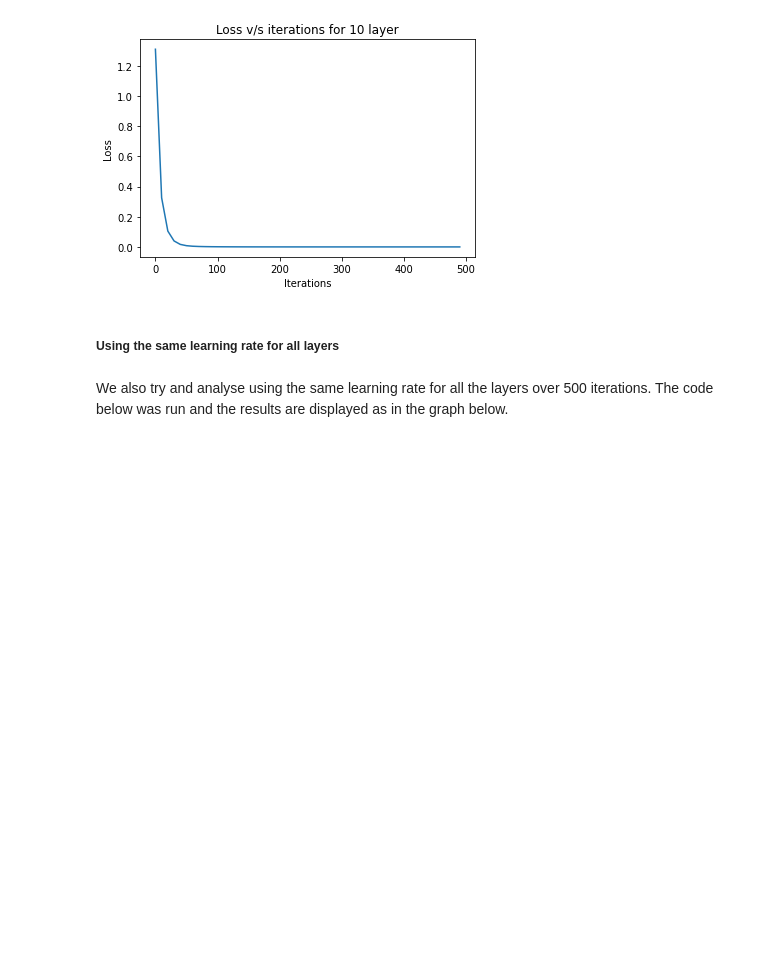
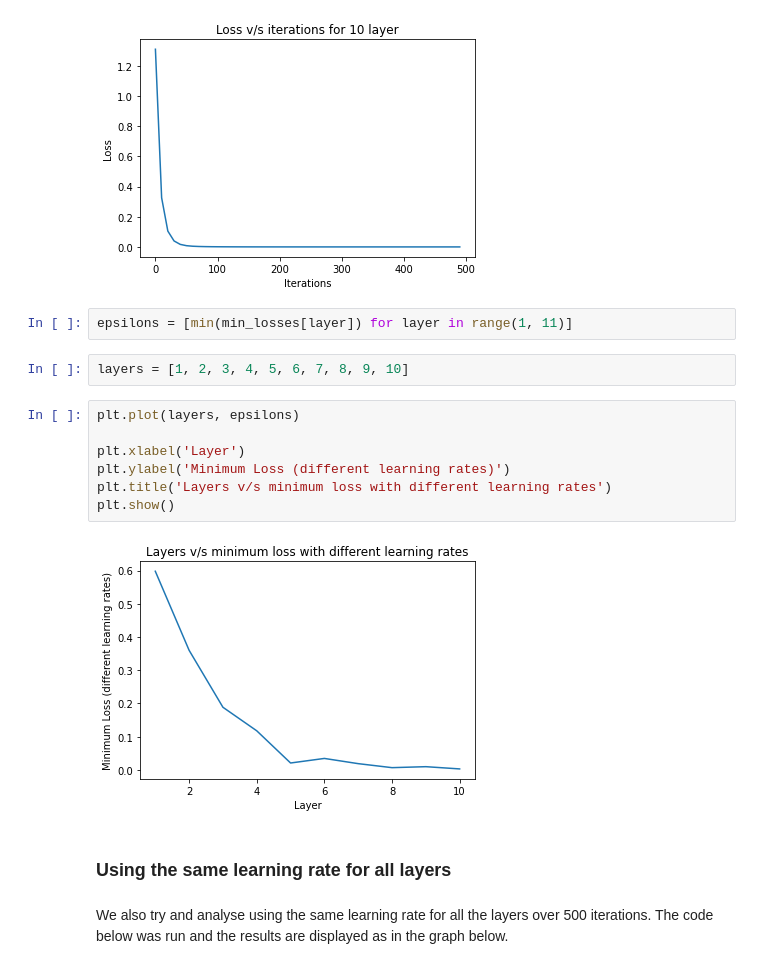
Before and after one commit to rathilakshika/Quantum-Open-Source-Foundation-Mentorship-task, a Jupyter notebook: Task 1.ipynb, the cells around one changed output. Saved outputs shown, nothing was run; the diff lists cells and outputs as text; blank space fills up the shorter version.

```diff
--- a/Task 1.ipynb
+++ b/Task 1.ipynb
@@ -329,7 +331,20 @@ plt.title('Loss v/s iterations for 10 layer')
 plt.show()
 # %% [output]
 [figure]
+# %%
+epsilons = [min(min_losses[layer]) for layer in range(1, 11)]
+# %%
+layers = [1, 2, 3, 4, 5, 6, 7, 8, 9, 10]
+# %%
+plt.plot(layers, epsilons)
+
+plt.xlabel('Layer')
+plt.ylabel('Minimum Loss (different learning rates)')
+plt.title('Layers v/s minimum loss with different learning rates')
+plt.show()
+# %% [output]
+[figure, added]
 # %% [markdown]
-##### Using the same learning rate for all layers
+### Using the same learning rate for all layers
 # %% [markdown]
 We also try and analyse using the same learning rate for all the layers over 500 iterations. The code below was run and the results are displayed as in the graph below.
```
Also changed, not shown: parts of 17 cells of this notebook, 3 other files.
